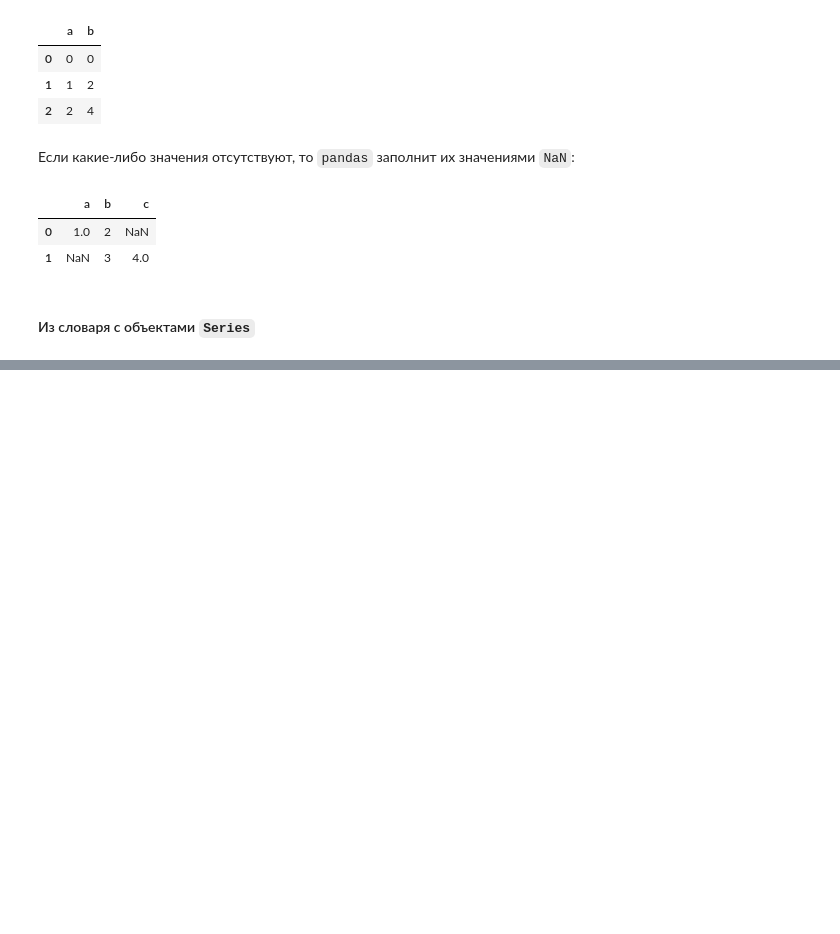
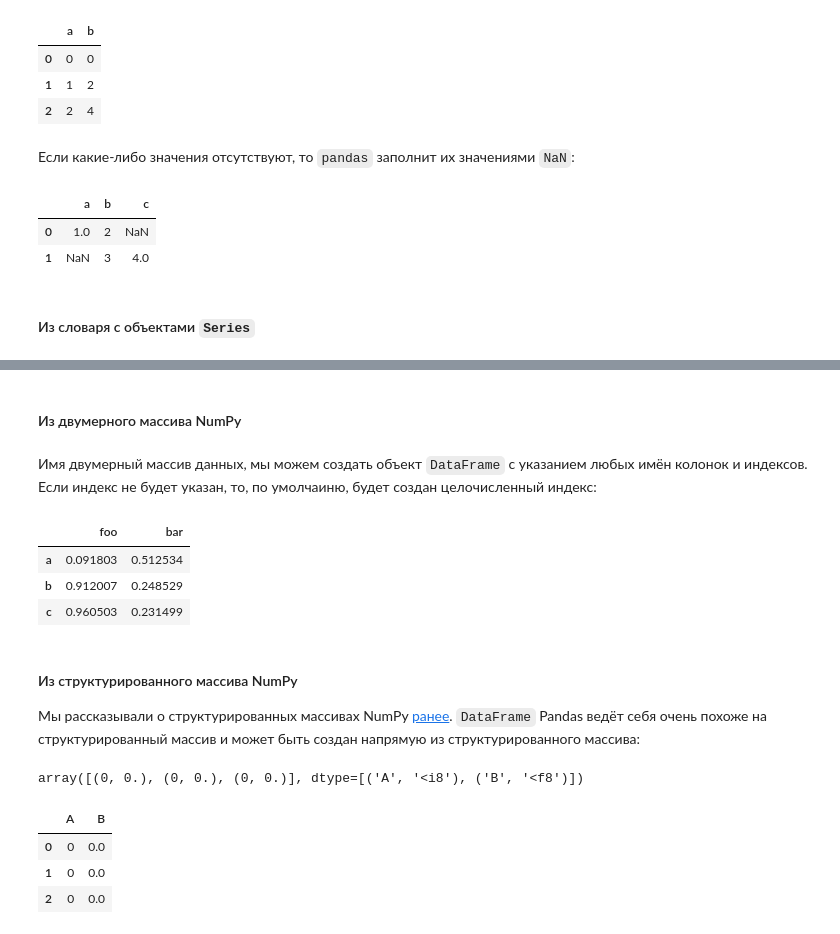
Before and after one commit to proway2/PythonDataScienceHandbook, a Jupyter notebook: Pandas.ipynb, the cells around one changed output, grey strips where cells are left out. Cells and saved outputs as stored; diff of their text form; code cells hidden in the pictures; blank space fills up the shorter version.

```diff
--- a/Pandas.ipynb
+++ b/Pandas.ipynb
@@ -300,0 +309,28 @@ https://jakevdp.github.io/PythonDataScienceHandbook/03.01-introducing-pandas-obj
+# %% [markdown]
+#### Из двумерного массива NumPy
+# %% [markdown]
+Имя двумерный массив данных, мы можем создать объект `DataFrame` с указанием любых имён колонок и индексов. Если индекс не будет указан, то, по умолчаиню, будет создан целочисленный индекс:
+# %%
+pd.DataFrame(np.random.rand(3, 2), columns=['foo', 'bar'], index=['a', 'b', 'c'])
+# %% [output]
+|  | foo | bar |
+| a | 0.091803 | 0.512534 |
+| b | 0.912007 | 0.248529 |
+| c | 0.960503 | 0.231499 |
+# %% [markdown]
+#### Из структурированного массива NumPy
+
+Мы рассказывали о структурированных массивах NumPy [ранее](https://jakevdp.github.io/PythonDataScienceHandbook/02.09-structured-data-numpy.html). `DataFrame` Pandas ведёт себя очень похоже на структурированный массив и может быть создан напрямую из структурированного массива:
+# %%
+# создаём структурированный массив NumPy
+A = np.zeros(3, dtype=[('A', 'i8'), ('B', 'f8')])
+A
+# %% [output]
+array([(0, 0.), (0, 0.), (0, 0.)], dtype=[('A', '<i8'), ('B', '<f8')])
+# %%
+pd.DataFrame(A)
+# %% [output]
+|  | A | B |
+| 0 | 0 | 0.0 |
+| 1 | 0 | 0.0 |
+| 2 | 0 | 0.0 |
```
Also changed, not shown: parts of 24 cells of this notebook.
